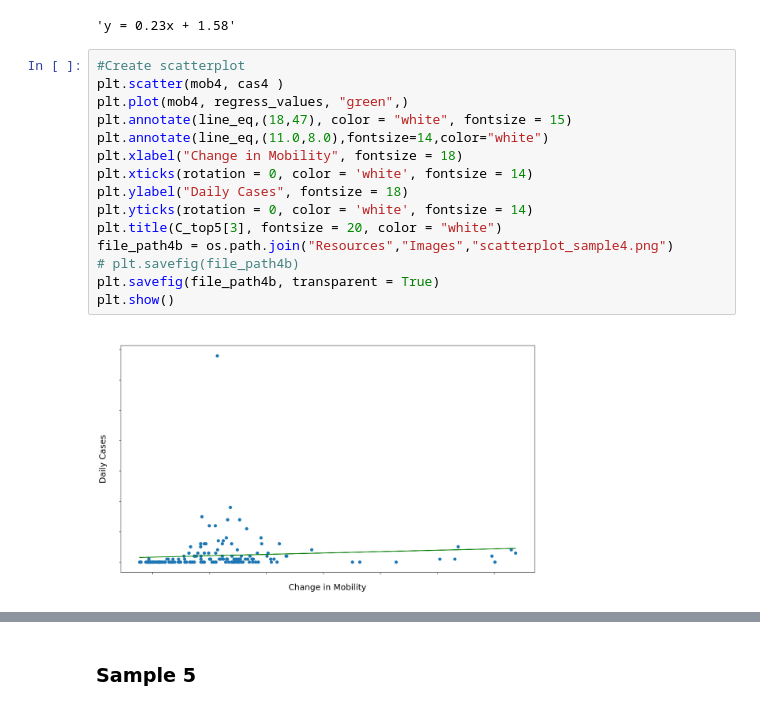
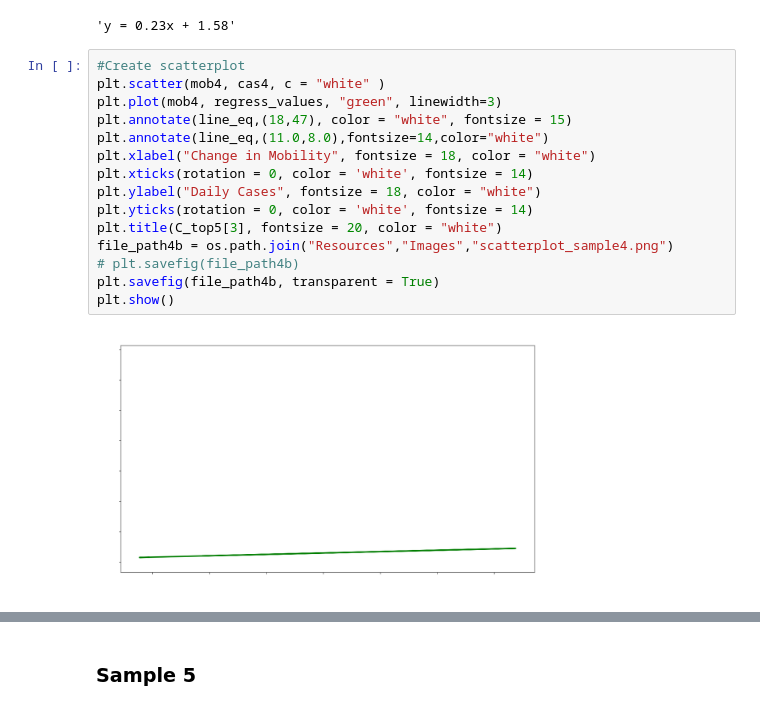
Before and after one commit to Pankaj-gh/Rice-Project-1-G11, a Jupyter notebook: main_script.ipynb, the cells around one changed output, grey strips where cells are left out. Saved outputs shown, nothing was run; the diff lists cells and outputs as text.

```diff
--- a/main_script.ipynb
+++ b/main_script.ipynb
@@ -963,21 +1041,21 @@ line_eq
 'y = 0.23x + 1.58'
 # %%
 #Create scatterplot
-plt.scatter(mob4, cas4 )
-plt.plot(mob4, regress_values, "green",)
+plt.scatter(mob4, cas4, c = "white" )
+plt.plot(mob4, regress_values, "green", linewidth=3)
 plt.annotate(line_eq,(18,47), color = "white", fontsize = 15)
 plt.annotate(line_eq,(11.0,8.0),fontsize=14,color="white")
-plt.xlabel("Change in Mobility", fontsize = 18)
+plt.xlabel("Change in Mobility", fontsize = 18, color = "white")
 plt.xticks(rotation = 0, color = 'white', fontsize = 14)
-plt.ylabel("Daily Cases", fontsize = 18)
+plt.ylabel("Daily Cases", fontsize = 18, color = "white")
 plt.yticks(rotation = 0, color = 'white', fontsize = 14)
 plt.title(C_top5[3], fontsize = 20, color = "white")
 file_path4b = os.path.join("Resources","Images","scatterplot_sample4.png")
 # plt.savefig(file_path4b)
 plt.savefig(file_path4b, transparent = True)
 plt.show()
 # %% [output]
-[figure, old version]
+[figure, new version]
 # %%
 c4 = sts.pearsonr(mob4,cas4)
 c4
```
Also changed, not shown: parts of 21 cells of this notebook, 8 other files.
